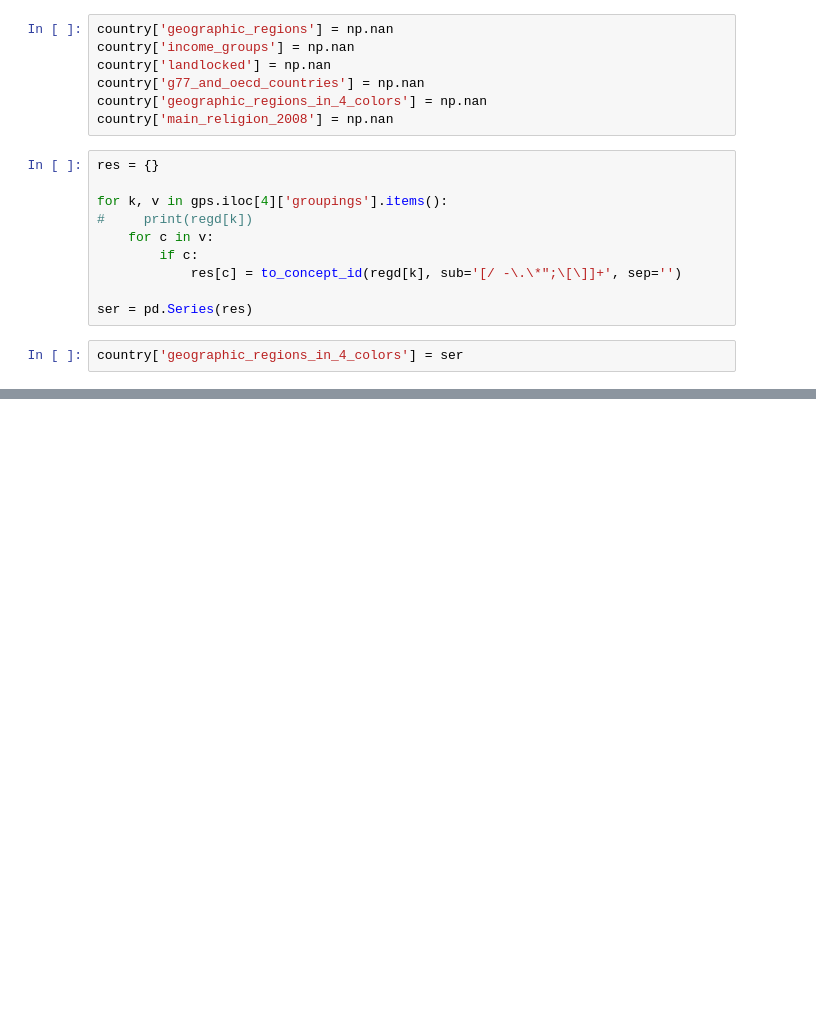
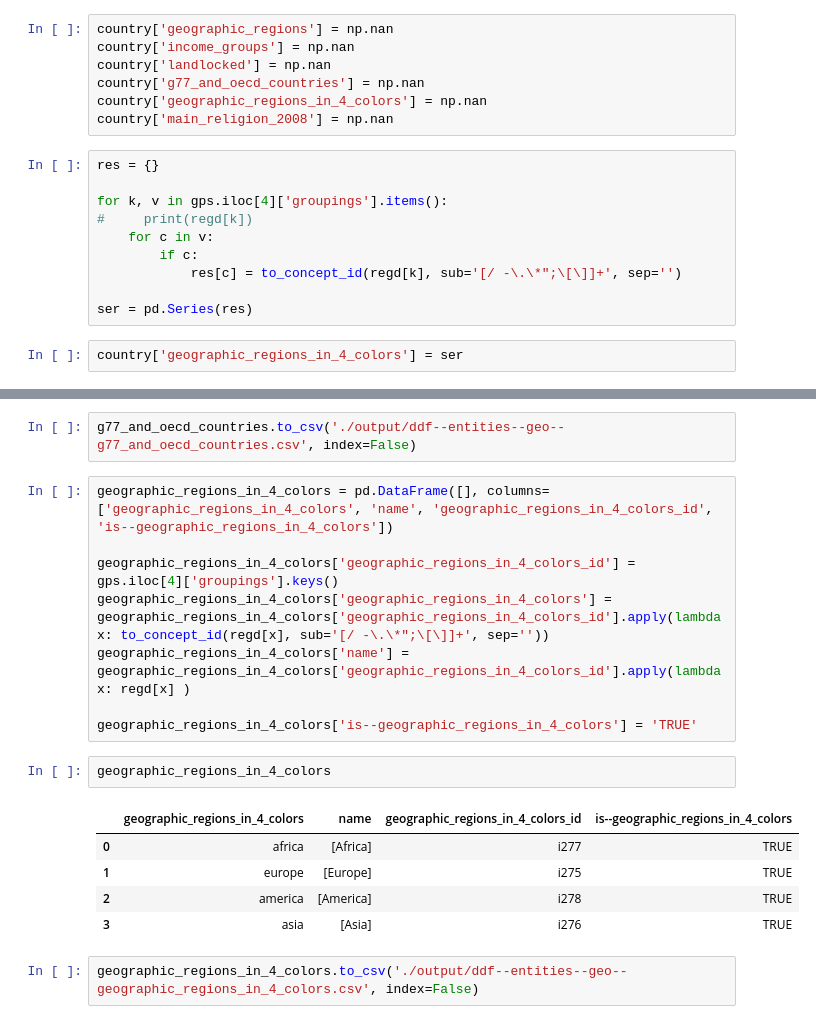
Before and after one commit to semio/ddf--gapminder--gapminder_world, a Jupyter notebook: waffle.ipynb, the cells around one changed output, grey strips where cells are left out. Drawn from its saved outputs; the diff is of its cells as text; blank space fills up the shorter version.

```diff
--- a/waffle.ipynb
+++ b/waffle.ipynb
@@ -358,0 +422,20 @@ country.to_csv('./output/ddf--entities--geo--count')
+# %%
+g77_and_oecd_countries.to_csv('./output/ddf--entities--geo--g77_and_oecd_countries.csv', index=False)
+# %%
+geographic_regions_in_4_colors = pd.DataFrame([], columns=['geographic_regions_in_4_colors', 'name', 'geographic_regions_in_4_colors_id', 'is--geographic_regions_in_4_colors'])
+
+geographic_regions_in_4_colors['geographic_regions_in_4_colors_id'] = gps.iloc[4]['groupings'].keys()
+geographic_regions_in_4_colors['geographic_regions_in_4_colors'] = geographic_regions_in_4_colors['geographic_regions_in_4_colors_id'].apply(lambda x: to_concept_id(regd[x], sub='[/ -\.\*";\[\]]+', sep=''))
+geographic_regions_in_4_colors['name'] = geographic_regions_in_4_colors['geographic_regions_in_4_colors_id'].apply(lambda x: regd[x] )
+
+geographic_regions_in_4_colors['is--geographic_regions_in_4_colors'] = 'TRUE'
+# %%
+geographic_regions_in_4_colors
+# %% [output]
+|  | geographic_regions_in_4_colors | name | geographic_regions_in_4_colors_id | is--geographic_regions_in_4_colors |
+| 0 | africa | [Africa] | i277 | TRUE |
+| 1 | europe | [Europe] | i275 | TRUE |
+| 2 | america | [America] | i278 | TRUE |
+| 3 | asia | [Asia] | i276 | TRUE |
+# %%
+geographic_regions_in_4_colors.to_csv('./output/ddf--entities--geo--geographic_regions_in_4_colors.csv', index=False)
```
Also changed, not shown: parts of 18 cells of this notebook, 7 other files.
